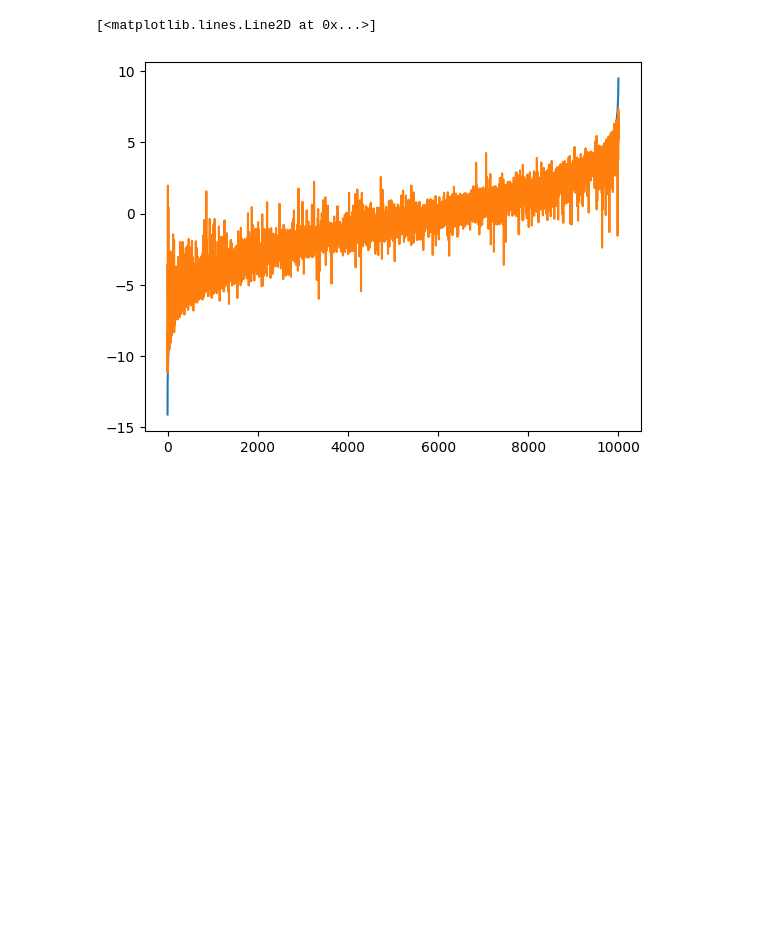
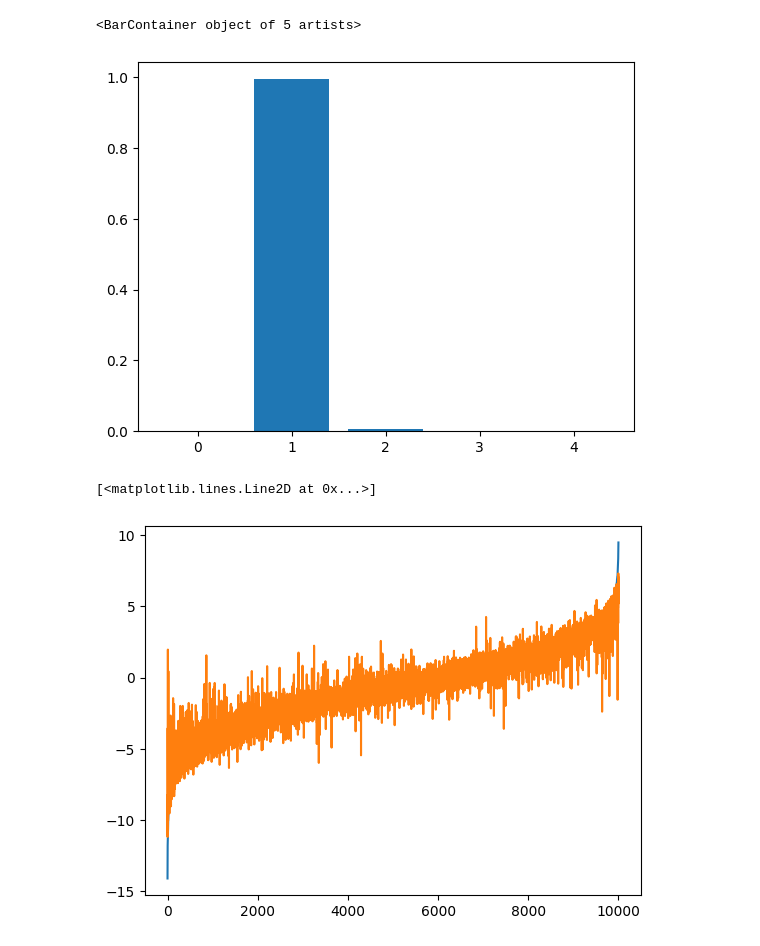
Before and after one commit to henningzakrisson/cyc-gbm, a Jupyter notebook: notebooks/play.ipynb, the cells around one changed output. Cells and saved outputs as stored; diff of their text form; code cells hidden in the pictures; blank space fills up the shorter version.

Commit message:
add feature importance calculations for tree class and gbm class, add unit test

```diff
--- a/notebooks/play.ipynb
+++ b/notebooks/play.ipynb
@@ -6,25 +6,23 @@ from matplotlib import pyplot as plt
 # %%
 rng = np.random.default_rng(seed=10)
 n = 10000
-p = 9
+p = 5
 X = np.concatenate([np.ones((1, n)), rng.normal(0, 1, (p - 1, n))]).T
 z0 = (
     1.5 * X[:, 1]
-    + 2 * X[:, 3]
-    - 0.65 * X[:, 2] ** 2
-    + 0.5 * np.abs(X[:, 3]) * np.sin(0.5 * X[:, 2])
-    + 0.45 * X[:, 4] * X[:, 5] ** 2
+    + 2 * X[:, 2]
 )
-z1 = 1 + 0.02 * X[:, 2] + 0.5 * X[:, 1] * (X[:, 1] < 2) + 1.8 * (X[:, 5] > 0)
-z2 = 0.2 * X[:, 3] + 0.03 * X[:, 2] ** 2
-z = np.stack([z0, z1, z2])
-distribution = initiate_distribution(dist="multivariate_normal")
+z1 = 1 + 2.2 * X[:, 1]
+z = np.stack([z0, z1])
+distribution = initiate_distribution(dist="normal")
 y = distribution.simulate(z=z, random_state=5)
 
-kappa = [23, 17, 79]
-eps = [0.5, 0.25, 0.1]
-gbm = CycGBM(dist="multivariate_normal", kappa=kappa, eps=eps)
+kappa = 100
+eps = 0.1
+max_depth = 2
+gbm = CycGBM(dist="normal", kappa=kappa, eps=eps, max_depth = max_depth)
 gbm.fit(X, y)
+
 z_hat = gbm.predict(X)
 loss = gbm.dist.loss(y=y, z=z_hat).sum()
 loss_init = gbm.dist.loss(y=y, z=gbm.z0).sum()
@@ -37,3 +35,12 @@ Final loss: 29128.240629489526
+# %%
+j = 1
+feature_importances = np.sum([gbm.trees[j][k].feature_importances() for k in range(kappa)],axis=0)
+feature_importances_norm = feature_importances / np.sum(feature_importances)
+# Make a bar plot of the normalized feature importanes
+plt.bar(np.arange(p), feature_importances_norm)
+# %% [output]
+<BarContainer object of 5 artists>
+[figure, added]
 # %%
 j = 0
 sort_order = np.argsort(z[j])
```
Also changed, not shown: parts of 1 cell of this notebook, 3 other files.
